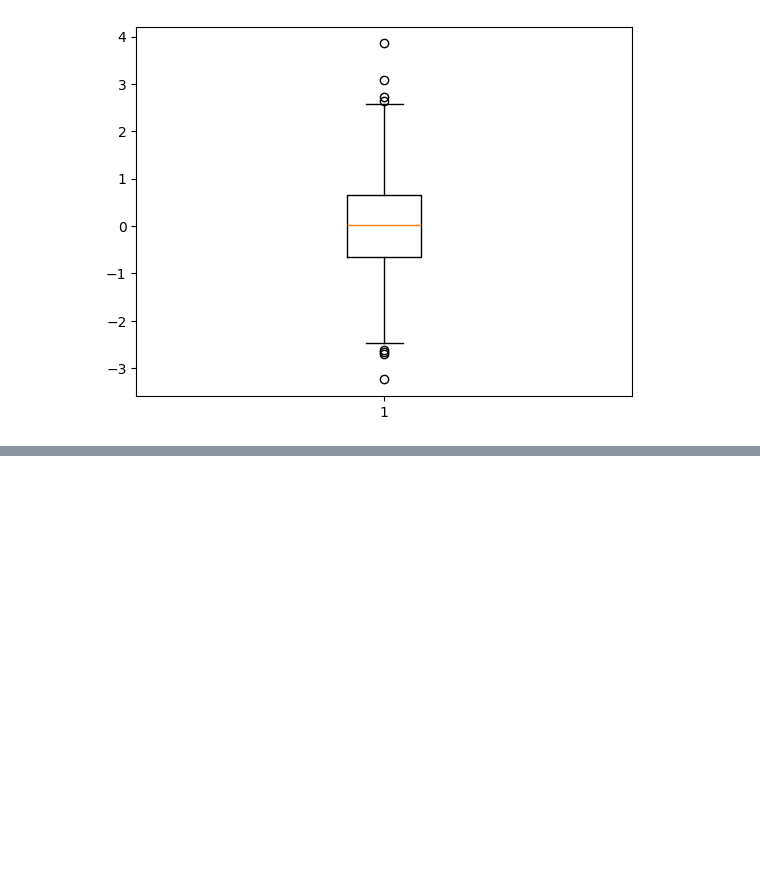
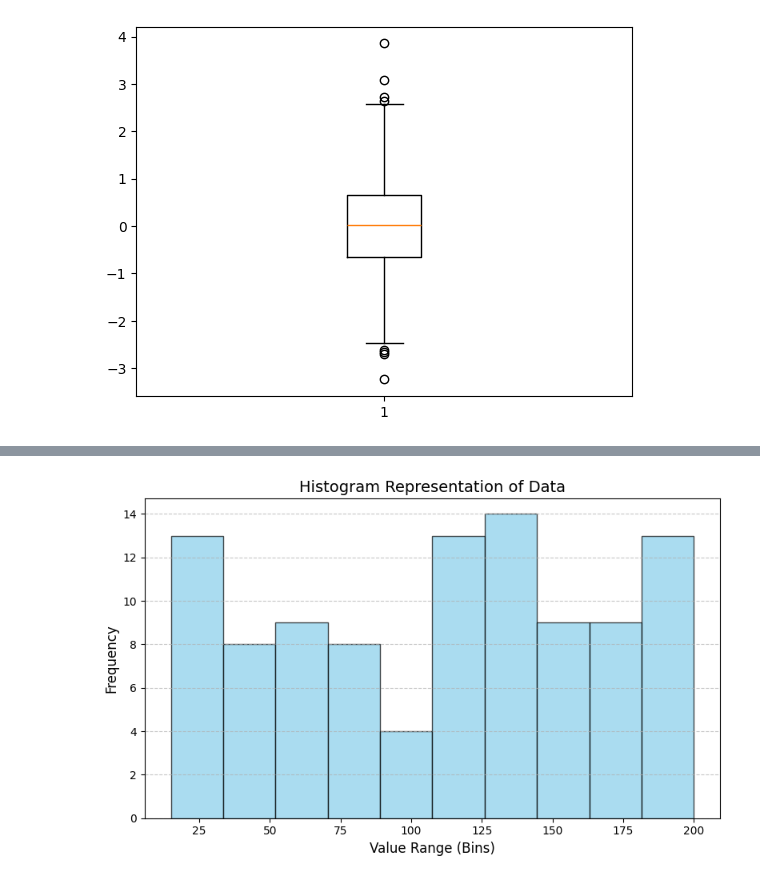
Before and after one commit to ah3asef/Probability_Report, a Jupyter notebook: Distribution.ipynb, the cells around one changed output, grey strips where cells are left out. Drawn from its saved outputs; the diff is of its cells as text; code cells hidden in the pictures; blank space fills up the shorter version.

```diff
--- a/Distribution.ipynb
+++ b/Distribution.ipynb
@@ -92,0 +111,17 @@ skewness_value, kurtosis_value
+# %%
+data_3 = pd.read_csv("C:/College Semester 3/Probability II/Assignments & Solutions/random_data.csv",encoding='ISO-8859-1')
+# %%
+plt.figure(figsize=(8, 5))
+plt.hist(data_3, color="skyblue", edgecolor="black", alpha=0.7)
+
+# Add labels and title
+plt.title("Histogram Representation of Data", fontsize=14)
+plt.xlabel("Value Range (Bins)", fontsize=12)
+plt.ylabel("Frequency", fontsize=12)
+
+# Show gridlines
+plt.grid(axis="y", linestyle="--", alpha=0.7)
+plt.tight_layout()
+plt.show()
+# %% [output]
+[figure, added]
```
Also changed, not shown: parts of 4 cells of this notebook, 6 other files.
